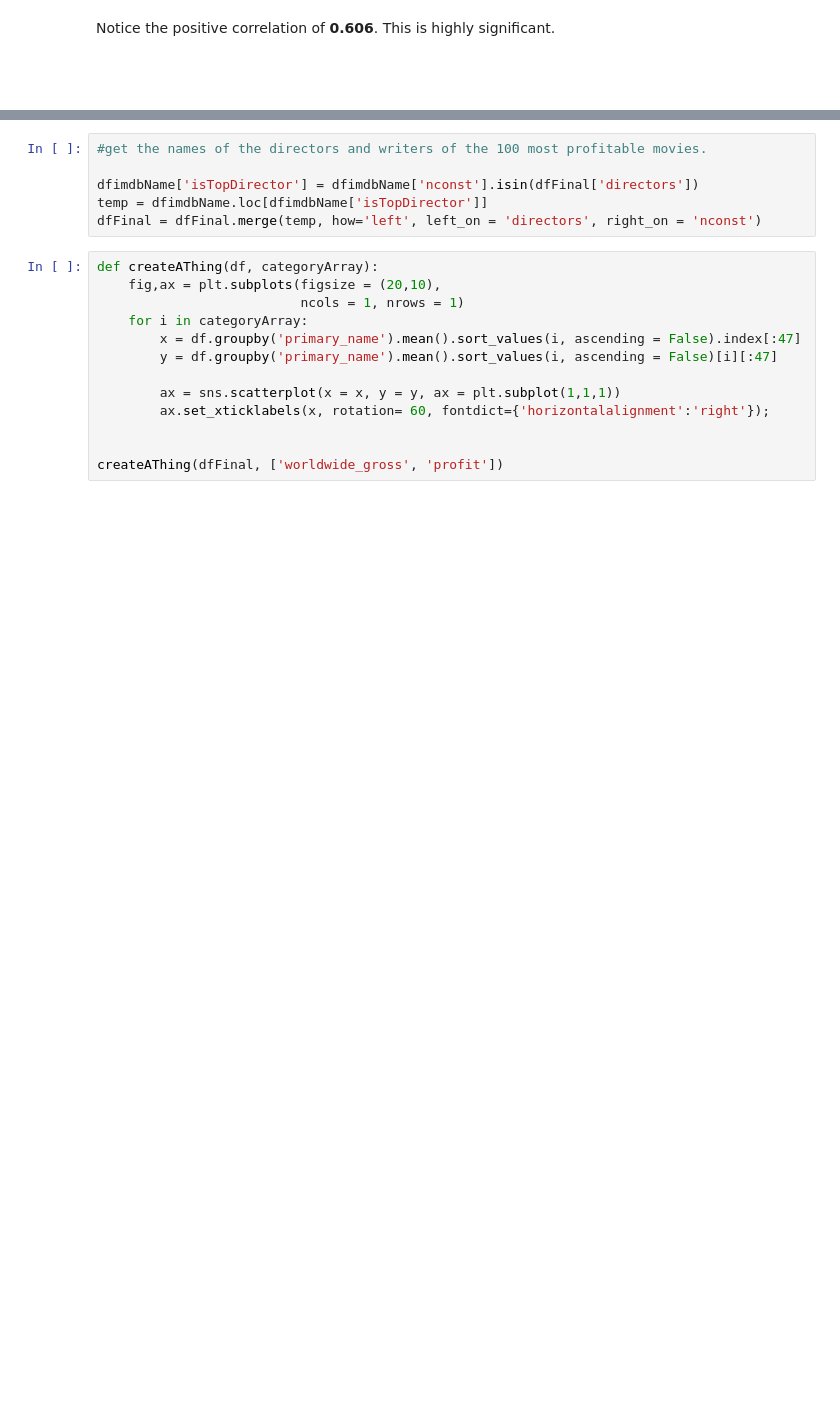
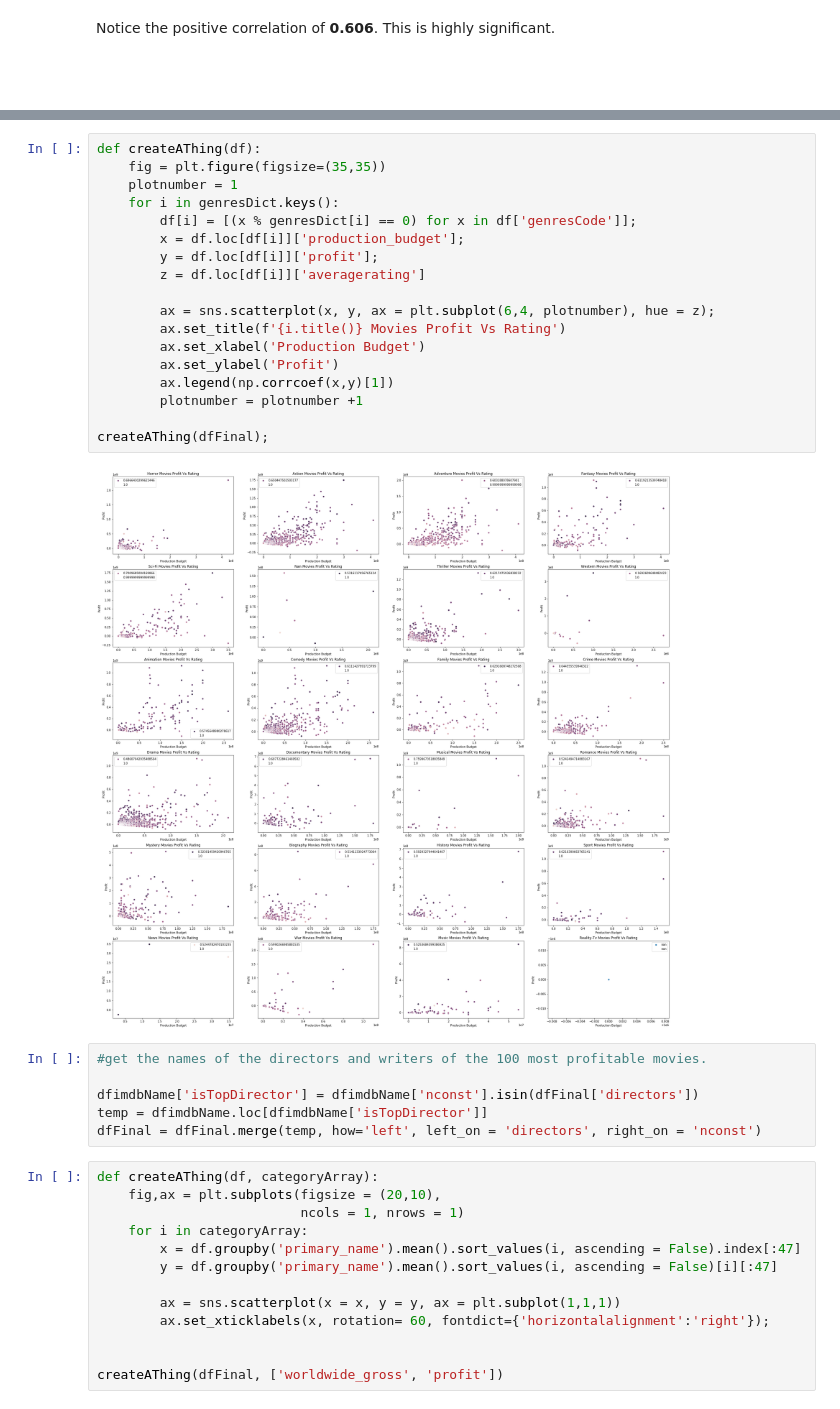
Before and after one commit to minthammock/dsc-mod-1-project-v2-1-onl01-dtsc-pt-041320, a Jupyter notebook: student.ipynb, the cells around one changed output, grey strips where cells are left out. Cells and saved outputs as stored; diff of their text form; blank space fills up the shorter version.

```diff
--- a/student.ipynb
+++ b/student.ipynb
@@ -416,3 +493,23 @@ array([[1.        , 0.16662758],
+# %%
+def createAThing(df):
+    fig = plt.figure(figsize=(35,35))
+    plotnumber = 1
+    for i in genresDict.keys():
+        df[i] = [(x % genresDict[i] == 0) for x in df['genresCode']];
+        x = df.loc[df[i]]['production_budget'];
+        y = df.loc[df[i]]['profit'];
+        z = df.loc[df[i]]['averagerating']
+
+        ax = sns.scatterplot(x, y, ax = plt.subplot(6,4, plotnumber), hue = z);
+        ax.set_title(f'{i.title()} Movies Profit Vs Rating')
+        ax.set_xlabel('Production Budget')
+        ax.set_ylabel('Profit')
+        ax.legend(np.corrcoef(x,y)[1])
+        plotnumber = plotnumber +1
+
+createAThing(dfFinal);
+# %% [output]
+[figure, added]
 # %%
 #get the names of the directors and writers of the 100 most profitable movies.
 
```
Also changed, not shown: parts of 15 cells of this notebook.
